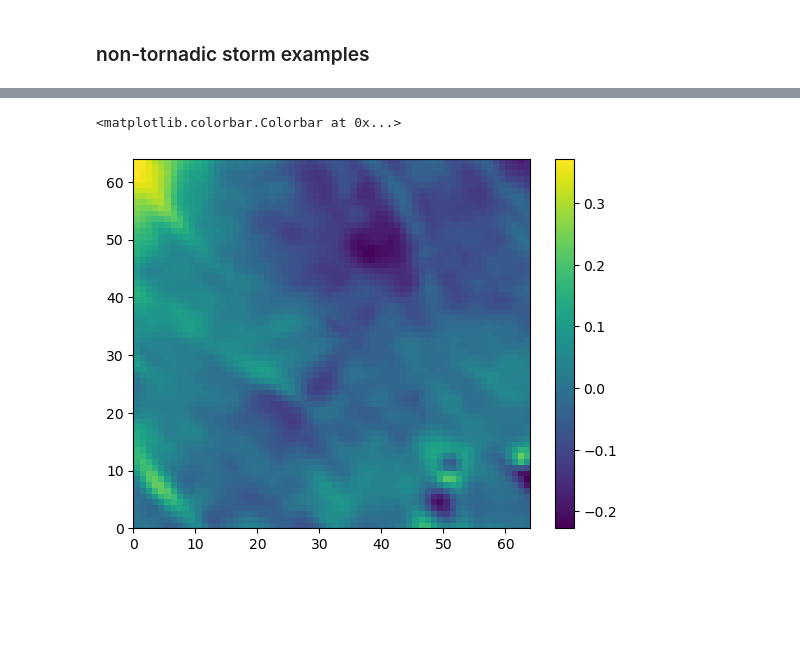
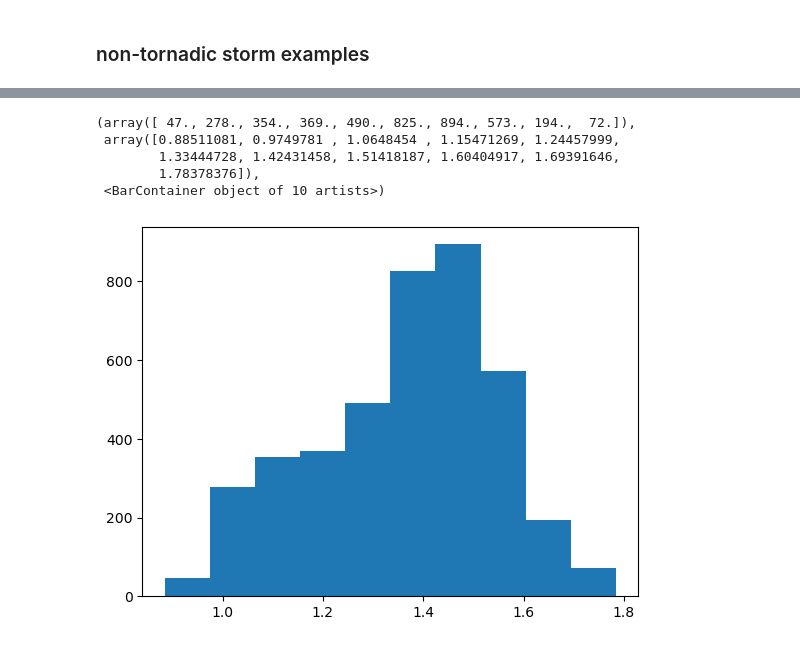
Before and after one commit to yingkaisha/NCAR-ExWeather, a Jupyter notebook: DATA03_HRRR_batch_quality_check.ipynb, the cells around one changed output, grey strips where cells are left out. Saved outputs shown, nothing was run; the diff lists cells and outputs as text; code cells hidden in the pictures; blank space fills up the shorter version.

```diff
--- a/DATA03_HRRR_batch_quality_check.ipynb
+++ b/DATA03_HRRR_batch_quality_check.ipynb
@@ -178,7 +177,10 @@ plt.colorbar()
-# %%
-plt.pcolormesh(data_v4[0, ..., 14])
-plt.colorbar()
-# %% [output]
-<matplotlib.colorbar.Colorbar at 0x...>
-[figure, removed]
+# %%
+plt.hist(data_v3[..., 5].ravel())
+# %% [output]
+(array([ 47., 278., 354., 369., 490., 825., 894., 573., 194.,  72.]),
+ array([0.88511081, 0.9749781 , 1.0648454 , 1.15471269, 1.24457999,
+        1.33444728, 1.42431458, 1.51418187, 1.60404917, 1.69391646,
+        1.78378376]),
+ <BarContainer object of 10 artists>)
+[figure, added]
 # %%
```
Also changed, not shown: parts of 25 cells of this notebook, 3 other files.
